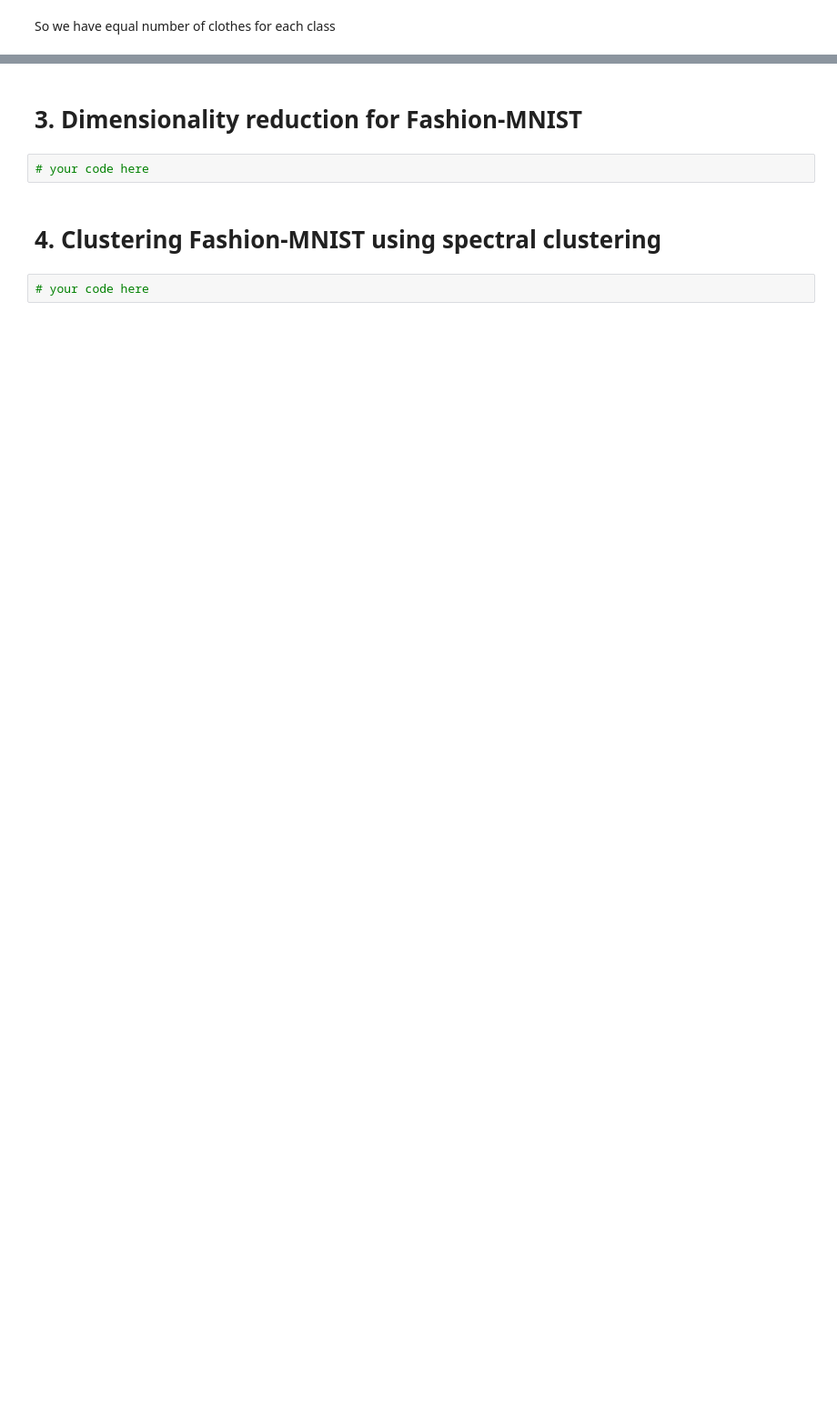
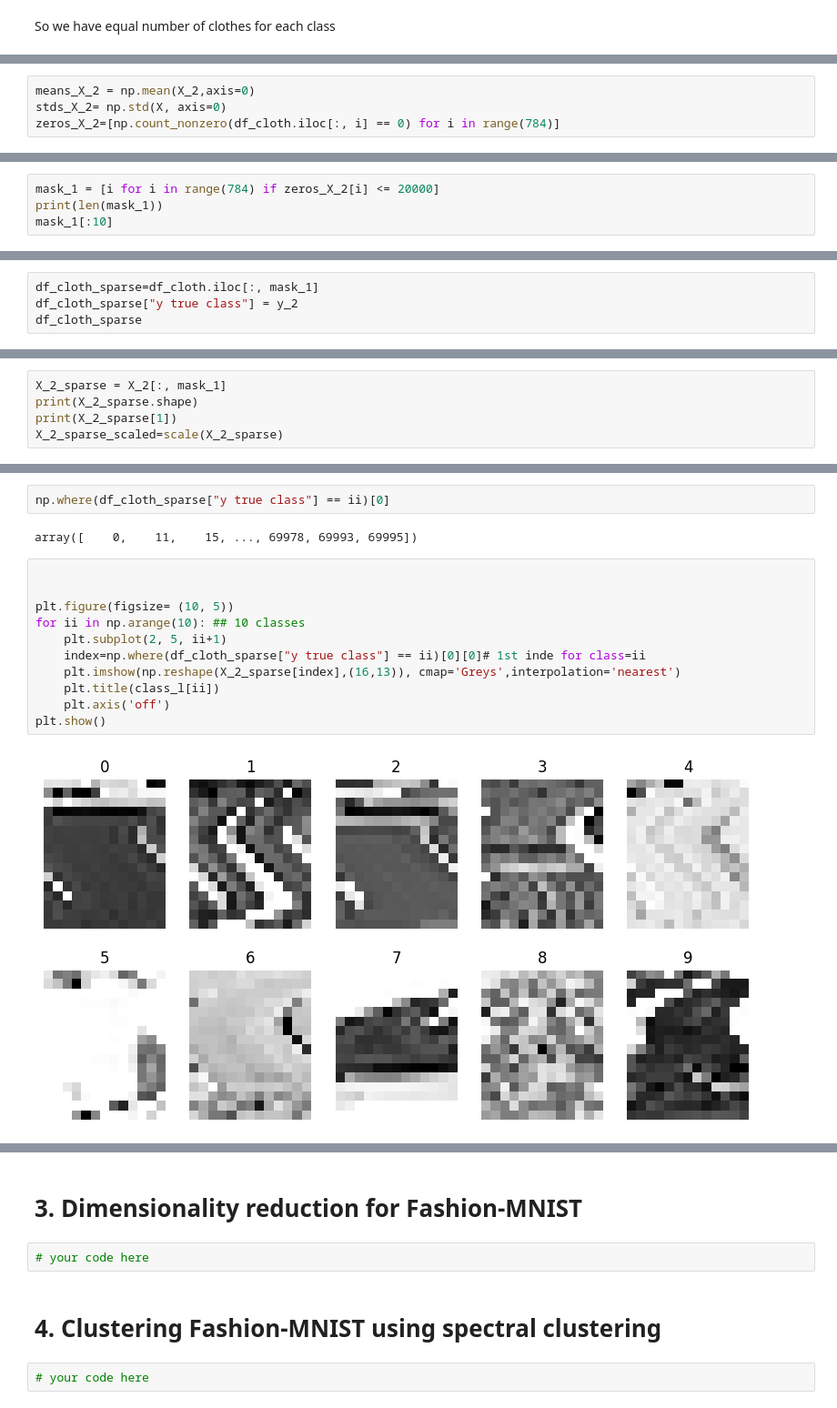
Before and after one commit to Yuyang-Yao/Math_-5750_Project2, a Jupyter notebook: project2.ipynb, the cells around one changed output, grey strips where cells are left out. Shown at 91% size. Saved outputs shown, nothing was run; the diff lists cells and outputs as text; blank space fills up the shorter version.

```diff
--- a/project2.ipynb
+++ b/project2.ipynb
@@ -539,0 +548,4 @@ describe_df
+# %%
+means_X_2 = np.mean(X_2,axis=0)
+stds_X_2= np.std(X, axis=0)
+zeros_X_2=[np.count_nonzero(df_cloth.iloc[:, i] == 0) for i in range(784)]
@@ -539,0 +572,4 @@ describe_df
+# %%
+mask_1 = [i for i in range(784) if zeros_X_2[i] <= 20000]
+print(len(mask_1))
+mask_1[:10]
@@ -539,0 +579,4 @@ describe_df
+# %%
+df_cloth_sparse=df_cloth.iloc[:, mask_1]
+df_cloth_sparse["y true class"] = y_2
+df_cloth_sparse
@@ -539,0 +602,5 @@ describe_df
+# %%
+X_2_sparse = X_2[:, mask_1]
+print(X_2_sparse.shape)
+print(X_2_sparse[1])
+X_2_sparse_scaled=scale(X_2_sparse)
@@ -539,0 +621,17 @@ describe_df
+# %%
+np.where(df_cloth_sparse["y true class"] == ii)[0]
+# %% [output]
+array([    0,    11,    15, ..., 69978, 69993, 69995])
+# %%
+
+
+plt.figure(figsize= (10, 5))
+for ii in np.arange(10): ## 10 classes
+    plt.subplot(2, 5, ii+1)
+    index=np.where(df_cloth_sparse["y true class"] == ii)[0][0]# 1st inde for class=ii
+    plt.imshow(np.reshape(X_2_sparse[index],(16,13)), cmap='Greys',interpolation='nearest')
+    plt.title(class_l[ii])
+    plt.axis('off')
+plt.show()
+# %% [output]
+[figure, added]
```
Also changed, not shown: parts of 15 cells of this notebook.
